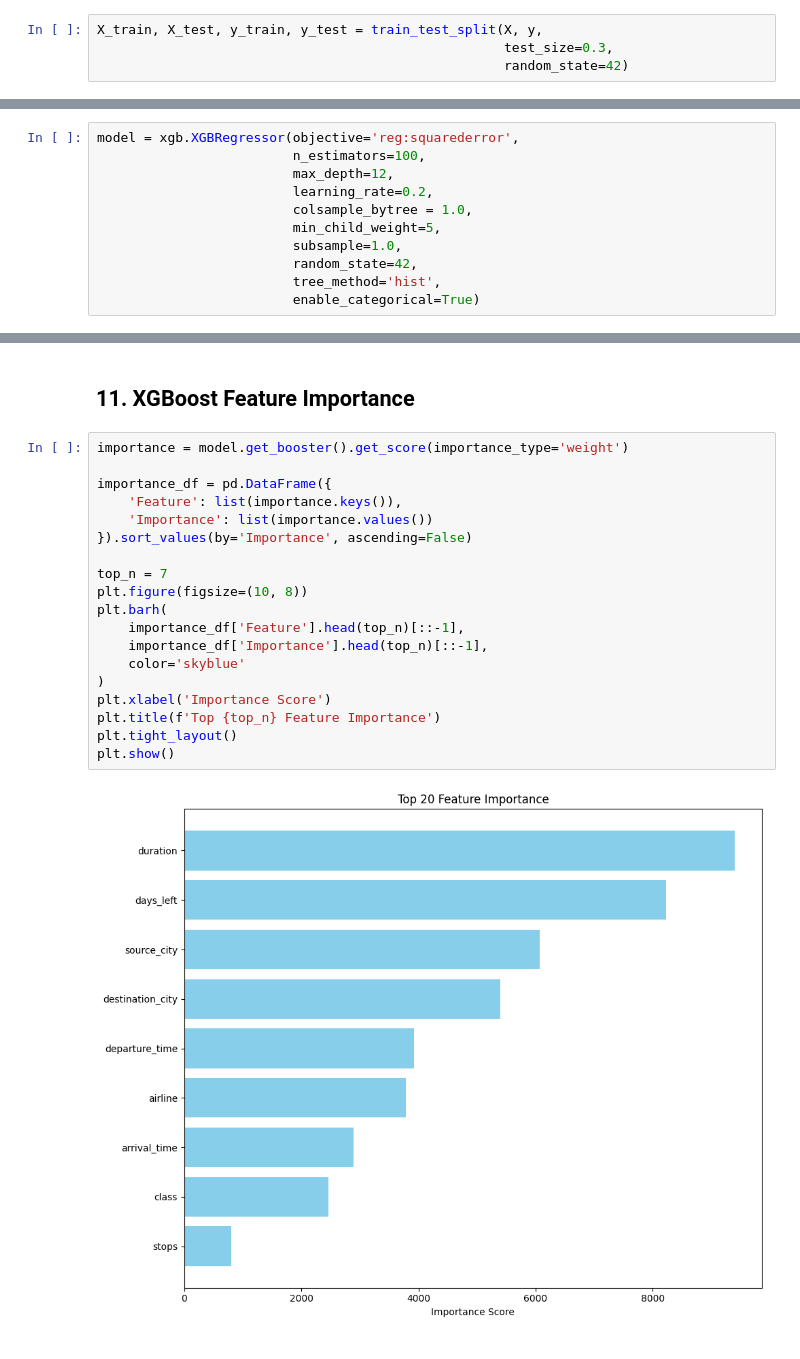
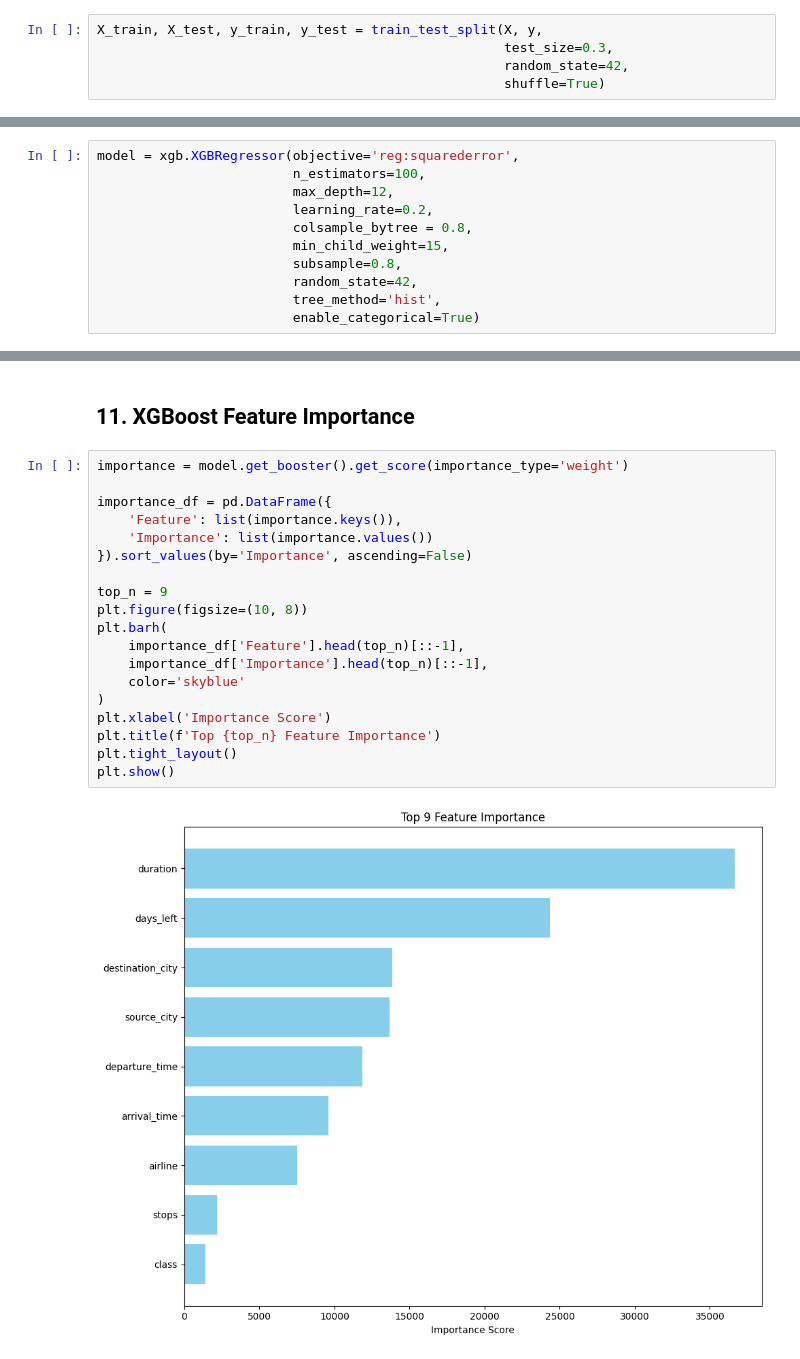
Before and after one commit to RSGzen/SL_Flight_Data_Prediction, a Jupyter notebook: xgboost_model.ipynb, the cells around one changed output, grey strips where cells are left out. Cells and saved outputs as stored; diff of their text form.

```diff
--- a/xgboost_model.ipynb
+++ b/xgboost_model.ipynb
@@ -278,7 +273,8 @@ X.head()
 # %%
 X_train, X_test, y_train, y_test = train_test_split(X, y,
                                                     test_size=0.3,
-                                                    random_state=42)
+                                                    random_state=42,
+                                                    shuffle=True)
 # %%
 X_train.info()
 # %% [output]
@@ -346,9 +342,9 @@ model = xgb.XGBRegressor(objective='reg:squarederror',
                          n_estimators=100,
                          max_depth=12,
                          learning_rate=0.2,
-                         colsample_bytree = 1.0,
-                         min_child_weight=5,
-                         subsample=1.0,
+                         colsample_bytree = 0.8,
+                         min_child_weight=15,
+                         subsample=0.8,
                          random_state=42,
                          tree_method='hist',
                          enable_categorical=True)
@@ -420,21 +485,21 @@ R² of Best Params: 0.988
 # %%
 importance = model.get_booster().get_score(importance_type='weight')
 
 importance_df = pd.DataFrame({
     'Feature': list(importance.keys()),
     'Importance': list(importance.values())
 }).sort_values(by='Importance', ascending=False)
 
-top_n = 7
+top_n = 9
 plt.figure(figsize=(10, 8))
 plt.barh(
     importance_df['Feature'].head(top_n)[::-1],
     importance_df['Importance'].head(top_n)[::-1],
     color='skyblue'
 )
 plt.xlabel('Importance Score')
 plt.title(f'Top {top_n} Feature Importance')
 plt.tight_layout()
 plt.show()
 # %% [output]
-[figure, old version]
+[figure, new version]
```
Also changed, not shown: parts of 12 cells of this notebook.
